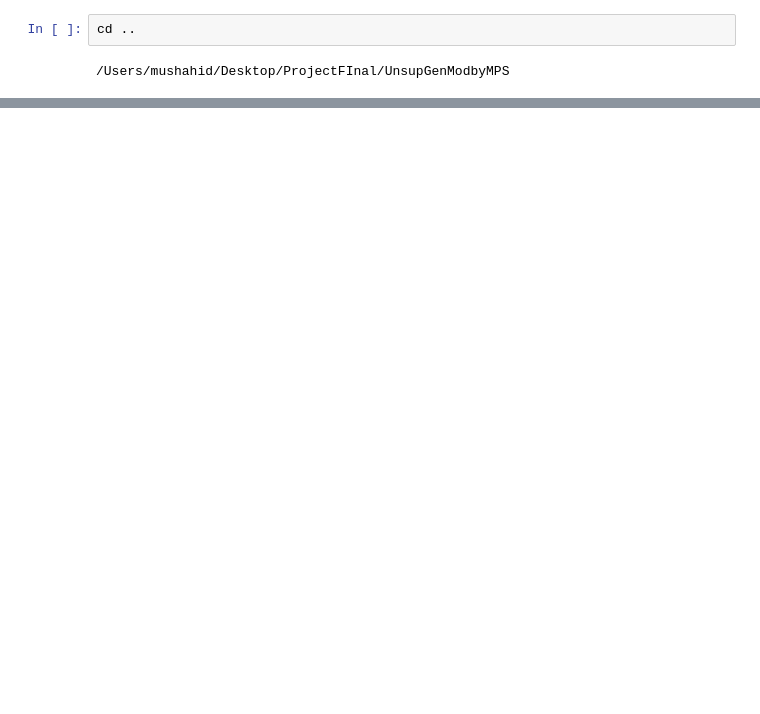
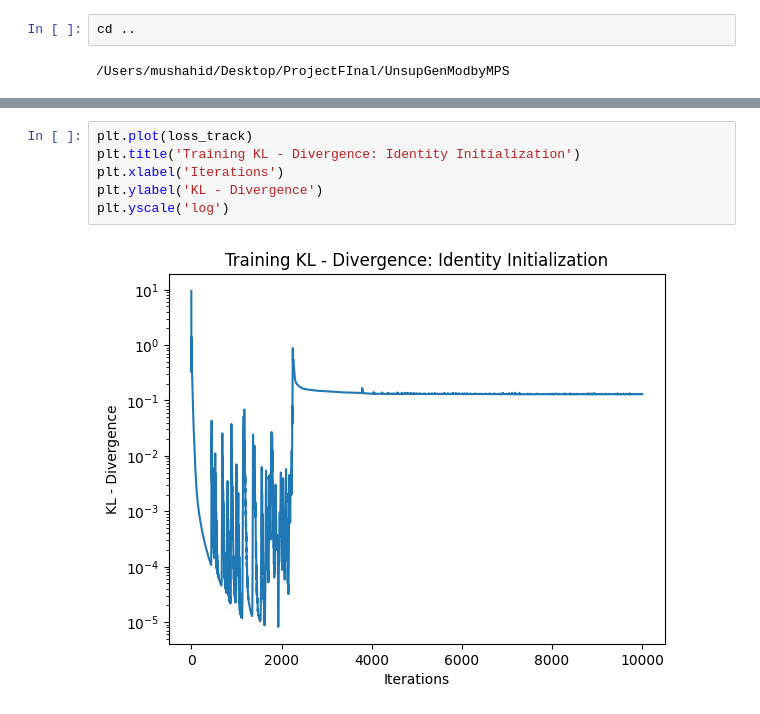
Before and after one commit to congzlwag/UnsupGenModbyMPS, a Jupyter notebook: sandbox/demo-jax-jit_random_init.ipynb, the cells around one changed output, grey strips where cells are left out. Drawn from its saved outputs; the diff is of its cells as text; blank space fills up the shorter version.

```diff
--- a/sandbox/demo-jax-jit_random_init.ipynb
+++ b/sandbox/demo-jax-jit_random_init.ipynb
@@ -74,0 +88,8 @@ plt.yscale('log')
+# %%
+plt.plot(loss_track)
+plt.title('Training KL - Divergence: Identity Initialization')
+plt.xlabel('Iterations')
+plt.ylabel('KL - Divergence')
+plt.yscale('log')
+# %% [output]
+[figure, added]
```
Also changed, not shown: parts of 11 cells of this notebook.
